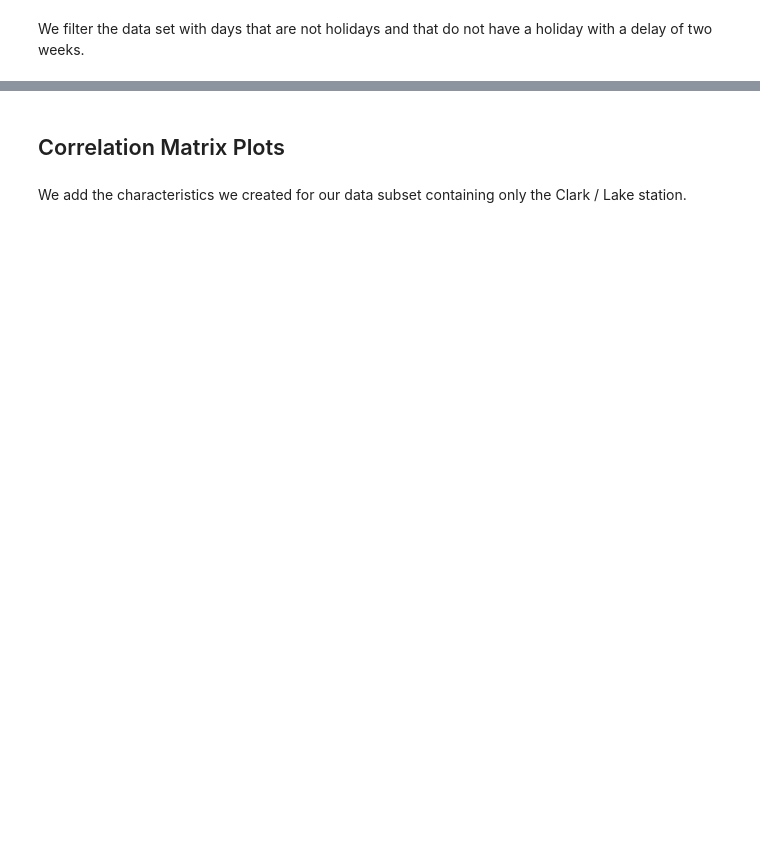
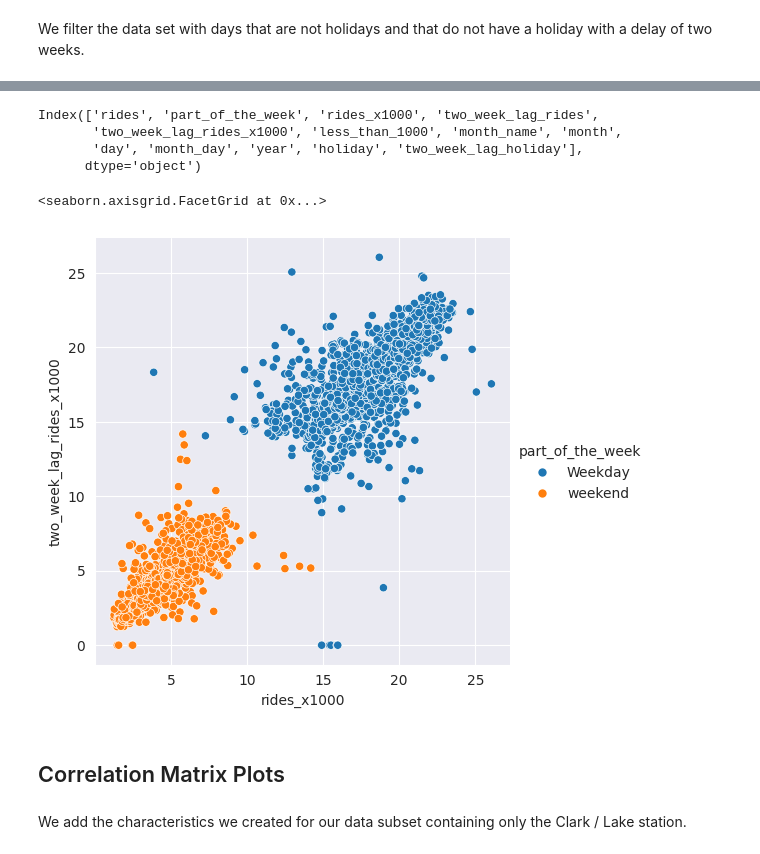
Before and after one commit to jimmynkim/DAEM, a Jupyter notebook: DAEM23_04.ipynb, the cells around one changed output, grey strips where cells are left out. Drawn from its saved outputs; the diff is of its cells as text; code cells hidden in the pictures; blank space fills up the shorter version.

```diff
--- a/DAEM23_04.ipynb
+++ b/DAEM23_04.ipynb
@@ -496,0 +530,3 @@ dates_with_holiday = (extra_data[common_holidays]==1).any(axis=1)
+# %%
+train_df_cl['holiday'] = dates_with_holiday.astype(int)
+train_df_cl.head()
@@ -496,0 +541,3 @@ dates_with_holiday = (extra_data[common_holidays]==1).any(axis=1)
+# %%
+train_df_cl['two_week_lag_holiday']=train_df_cl['holiday'].shift(periods=14, fill_value=0)
+train_df_cl.head(25)
@@ -497,2 +563,5 @@ dates_with_holiday = (extra_data[common_holidays]==1).any(axis=1)
 # %% [markdown]
 We filter the data set with days that are not holidays and that do not have a holiday with a delay of two weeks.
+# %%
+train_df_cl_no_holiday = train_df_cl[(train_df_cl['holiday']==0) & (train_df_cl.two_week_lag_holiday==0)]
+train_df_cl_no_holiday
@@ -499,3 +583,15 @@ We filter the data set with days that are not holidays and that do not have a ho
+# %%
+train_df_cl_no_holiday.columns
+# %% [output]
+Index(['rides', 'part_of_the_week', 'rides_x1000', 'two_week_lag_rides',
+       'two_week_lag_rides_x1000', 'less_than_1000', 'month_name', 'month',
+       'day', 'month_day', 'year', 'holiday', 'two_week_lag_holiday'],
+      dtype='object')
+# %%
+sns.relplot(data=train_df_cl_no_holiday, x='rides_x1000', y='two_week_lag_rides_x1000', hue='part_of_the_week')
+# %% [output]
+<seaborn.axisgrid.FacetGrid at 0x...>
+[figure, added]
 # %% [markdown]
 ## Correlation Matrix Plots
 # %% [markdown]
```
Also changed, not shown: parts of 50 cells of this notebook.
